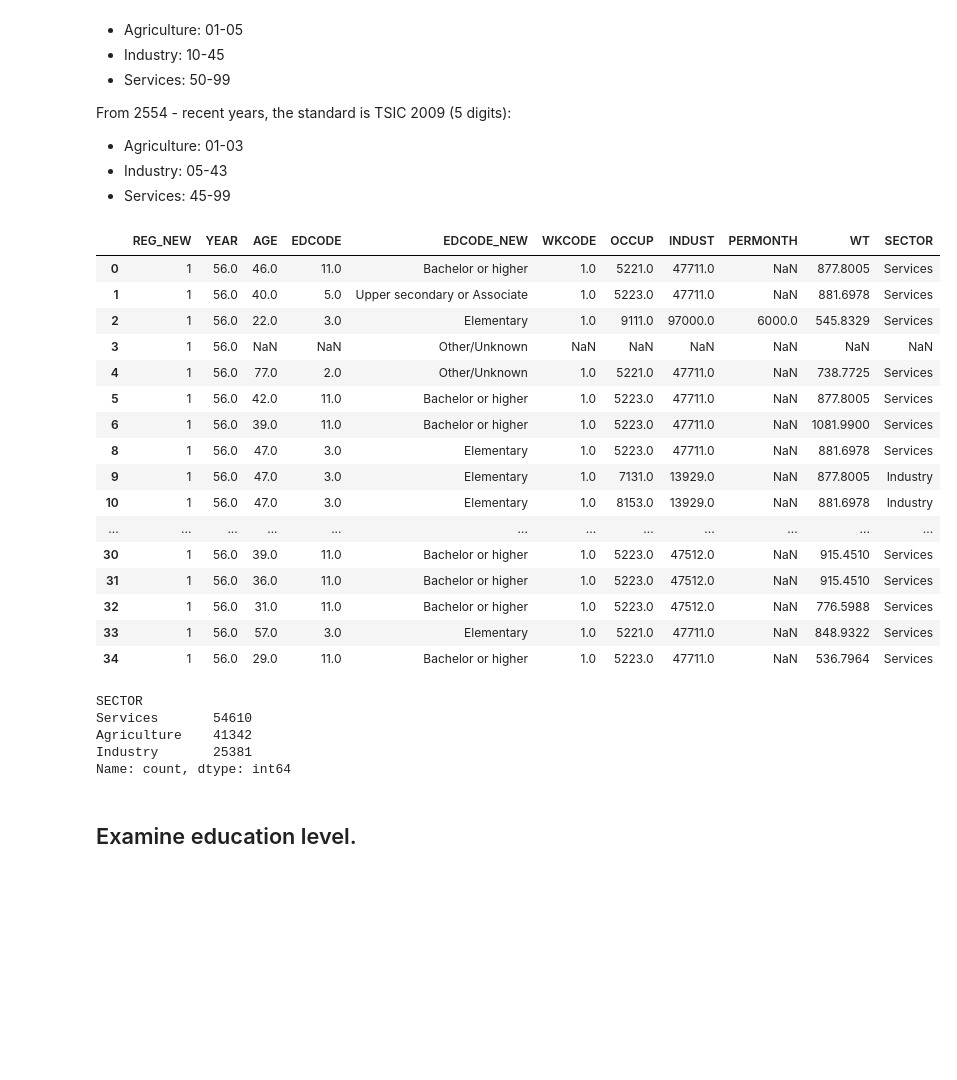
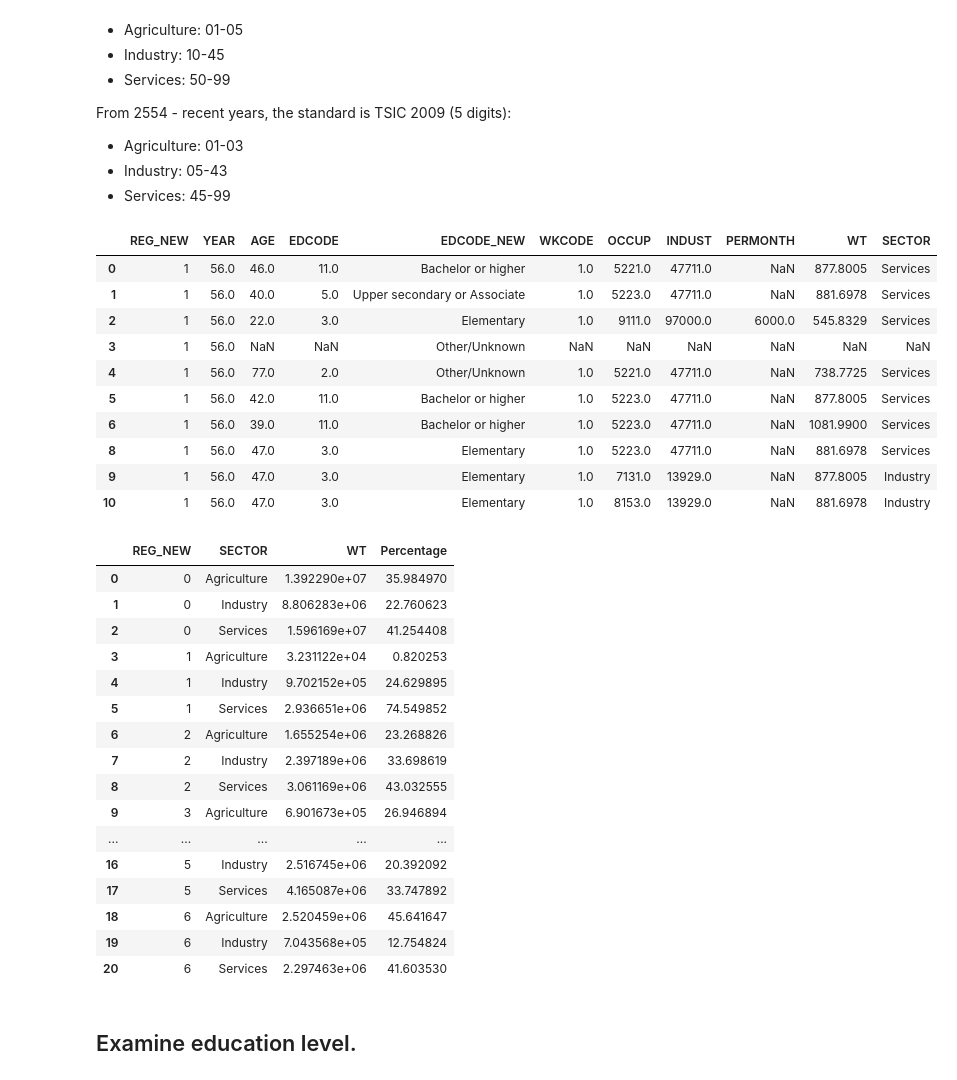
Before and after one commit to PhakphumJ/Thesis_code, a Jupyter notebook: LFS_code.ipynb, the cells around one changed output. Drawn from its saved outputs; the diff is of its cells as text; code cells hidden in the pictures; blank space fills up the shorter version.

Commit message:
Tabulate sector (all ages)

```diff
--- a/LFS_code.ipynb
+++ b/LFS_code.ipynb
@@ -390,31 +390,17 @@ def sector_create_54(row):
 # %%
 ### Apply the function to the dataframe.
 LFS_56_Q1["SECTOR"] = LFS_56_Q1.apply(sector_create_54, axis = 1)
 
-LFS_56_Q1.head(30)
+LFS_56_Q1.head(10)
 # %% [output]
 |  | REG_NEW | YEAR | AGE | EDCODE | EDCODE_NEW | WKCODE | OCCUP | INDUST | PERMONTH | WT | SECTOR |
 | 0 | 1 | 56.0 | 46.0 | 11.0 | Bachelor or higher | 1.0 | 5221.0 | 47711.0 | NaN | 877.8005 | Services |
 | 1 | 1 | 56.0 | 40.0 | 5.0 | Upper secondary or Associate | 1.0 | 5223.0 | 47711.0 | NaN | 881.6978 | Services |
 | 2 | 1 | 56.0 | 22.0 | 3.0 | Elementary | 1.0 | 9111.0 | 97000.0 | 6000.0 | 545.8329 | Services |
 | 3 | 1 | 56.0 | NaN | NaN | Other/Unknown | NaN | NaN | NaN | NaN | NaN | NaN |
 | 4 | 1 | 56.0 | 77.0 | 2.0 | Other/Unknown | 1.0 | 5221.0 | 47711.0 | NaN | 738.7725 | Services |
 | 5 | 1 | 56.0 | 42.0 | 11.0 | Bachelor or higher | 1.0 | 5223.0 | 47711.0 | NaN | 877.8005 | Services |
 | 6 | 1 | 56.0 | 39.0 | 11.0 | Bachelor or higher | 1.0 | 5223.0 | 47711.0 | NaN | 1081.9900 | Services |
 | 8 | 1 | 56.0 | 47.0 | 3.0 | Elementary | 1.0 | 5223.0 | 47711.0 | NaN | 881.6978 | Services |
 | 9 | 1 | 56.0 | 47.0 | 3.0 | Elementary | 1.0 | 7131.0 | 13929.0 | NaN | 877.8005 | Industry |
 | 10 | 1 | 56.0 | 47.0 | 3.0 | Elementary | 1.0 | 8153.0 | 13929.0 | NaN | 881.6978 | Industry |
-| ... | ... | ... | ... | ... | ... | ... | ... | ... | ... | ... | ... |
-| 30 | 1 | 56.0 | 39.0 | 11.0 | Bachelor or higher | 1.0 | 5223.0 | 47512.0 | NaN | 915.4510 | Services |
-| 31 | 1 | 56.0 | 36.0 | 11.0 | Bachelor or higher | 1.0 | 5223.0 | 47512.0 | NaN | 915.4510 | Services |
-| 32 | 1 | 56.0 | 31.0 | 11.0 | Bachelor or higher | 1.0 | 5223.0 | 47512.0 | NaN | 776.5988 | Services |
-| 33 | 1 | 56.0 | 57.0 | 3.0 | Elementary | 1.0 | 5221.0 | 47711.0 | NaN | 848.9322 | Services |
-| 34 | 1 | 56.0 | 29.0 | 11.0 | Bachelor or higher | 1.0 | 5223.0 | 47711.0 | NaN | 536.7964 | Services |
-# %%
-LFS_56_Q1["SECTOR"].value_counts()
-# %% [output]
-SECTOR
-Services       54610
-Agriculture    41342
-Industry       25381
-Name: count, dtype: int64
@@ -421,3 +426,29 @@ Name: count, dtype: int64
+# %%
+## Concatenate the national level data to the regional level data.
+LFS_56_Q1_SEC_REG = pd.concat([LFS_56_Q1_SEC_NAT, LFS_56_Q1_SEC_REG]).reset_index(drop=True)
+
+## remove the dataframes that are no longer needed.
+del LFS_56_Q1_SEC_NAT
+
+LFS_56_Q1_SEC_REG
+# %% [output]
+|  | REG_NEW | SECTOR | WT | Percentage |
+| 0 | 0 | Agriculture | 1.392290e+07 | 35.984970 |
+| 1 | 0 | Industry | 8.806283e+06 | 22.760623 |
+| 2 | 0 | Services | 1.596169e+07 | 41.254408 |
+| 3 | 1 | Agriculture | 3.231122e+04 | 0.820253 |
+| 4 | 1 | Industry | 9.702152e+05 | 24.629895 |
+| 5 | 1 | Services | 2.936651e+06 | 74.549852 |
+| 6 | 2 | Agriculture | 1.655254e+06 | 23.268826 |
+| 7 | 2 | Industry | 2.397189e+06 | 33.698619 |
+| 8 | 2 | Services | 3.061169e+06 | 43.032555 |
+| 9 | 3 | Agriculture | 6.901673e+05 | 26.946894 |
+| ... | ... | ... | ... | ... |
+| 16 | 5 | Industry | 2.516745e+06 | 20.392092 |
+| 17 | 5 | Services | 4.165087e+06 | 33.747892 |
+| 18 | 6 | Agriculture | 2.520459e+06 | 45.641647 |
+| 19 | 6 | Industry | 7.043568e+05 | 12.754824 |
+| 20 | 6 | Services | 2.297463e+06 | 41.603530 |
 # %% [markdown]
 ## Examine education level.
 # %%
```
Also changed, not shown: parts of 3 cells of this notebook.
